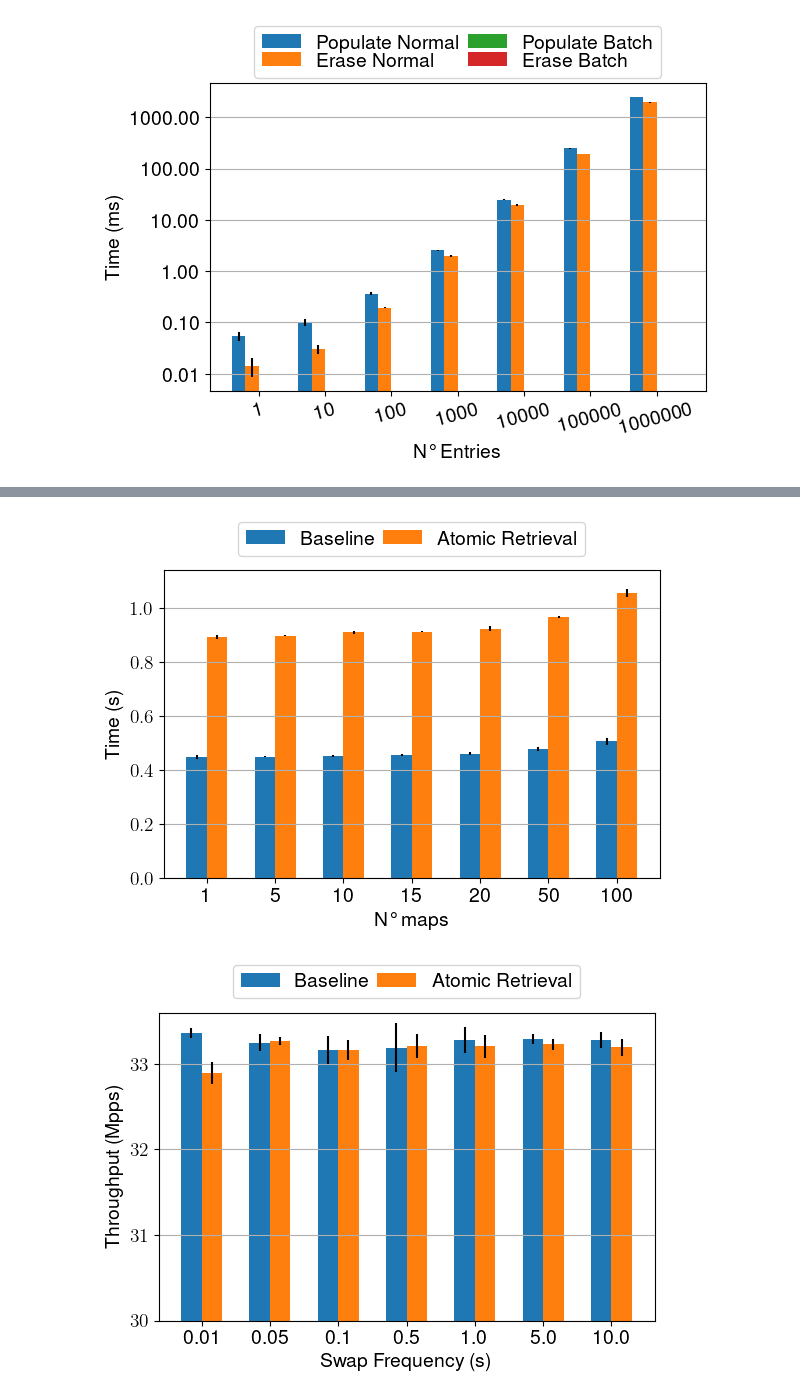
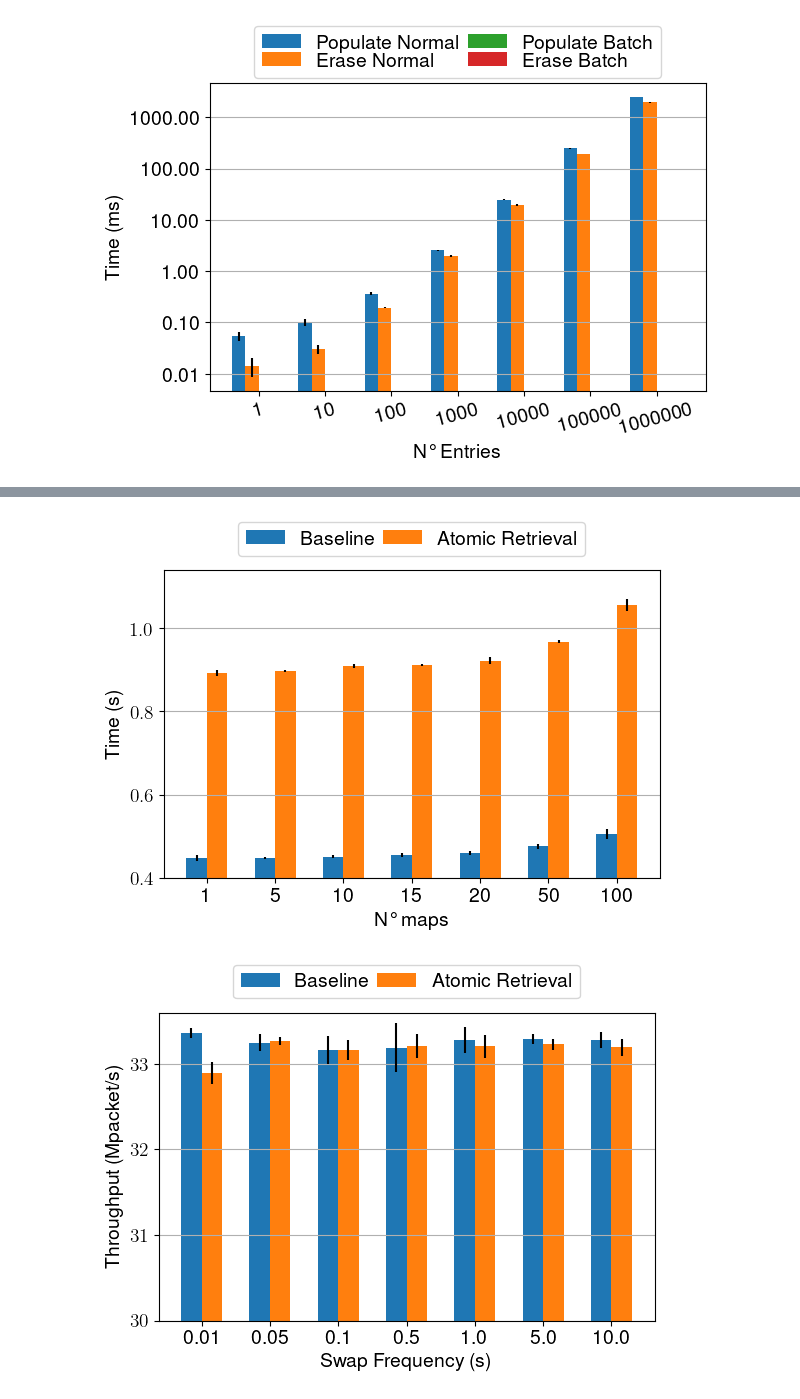
Before and after one commit to smagnani96/opportunistic_monitoring, a Jupyter notebook: plotter.ipynb, the cells around one changed output, grey strips where cells are left out. Drawn from its saved outputs; the diff is of its cells as text; code cells hidden in the pictures.

```diff
--- a/plotter.ipynb
+++ b/plotter.ipynb
@@ -186,34 +186,34 @@ def plot_swap_overhead():
         y_ci = [1.96 * np.std(k)/(len(k)**(1/2)) for k in y]
         y = [np.mean(k) for k in y]
         ax.bar([(k - 0.15) if i == 0 else (k + 0.15)
                for k in ticks], y, yerr=y_ci, width=0.3, label=name)
         ax.set_xticklabels(list(compilation[tt].keys()))
     ax.set_xticks(ticks)
-    ax.set_ylim(top=1.14)
+    ax.set_ylim(top=1.14, bottom=0.4)
     ax.grid(axis="y")
     ax.set_xlabel('N° maps')
     ax.set_ylabel('Time (s)')
     ax.legend(loc="center", bbox_to_anchor=(0.5, 1.1), ncols=3, labelspacing=0., columnspacing=.4)
     fig.savefig("chartswapcompilation.pdf", bbox_inches="tight")
 
     ticks = list(range(1, len(throughput[TestType.THROUGHPUT_NORMAL.value])+1))
     for i, (tt, name) in enumerate([(TestType.THROUGHPUT_NORMAL.value, "Baseline"),
                                     (TestType.THROUGHPUT_SWAP.value, "Atomic Retrieval")]):
         y = [np.array(v)/DURATION for v in throughput[tt].values()]
         y_ci = [1.96 * np.std(k)/(len(k)**(1/2)) for k in y]
         y = [np.mean(k) for k in y]
         ax1.bar([(k - 0.15) if i == 0 else (k + 0.15)
                 for k in ticks], y, yerr=y_ci, width=0.3, label=name)
         ax1.set_xticklabels(list(throughput[tt].keys()))
     ax1.set_xticks(ticks)
     ax1.set_ylim(bottom=30, top=33.6)
     ax1.grid(axis="y")
     ax1.set_xlabel('Swap Frequency (s)')
-    ax1.set_ylabel('Throughput (Mpps)')
+    ax1.set_ylabel('Throughput (Mpacket/s)')
     ax1.legend(loc="center", bbox_to_anchor=(0.5, 1.1), ncols=3, labelspacing=0., columnspacing=.4)
     fig1.savefig("chartswapthroughput.pdf", bbox_inches="tight")
 
 plot_swap_overhead()
 # %% [output]
-[figure, old version]
+[figure, new version]
-[figure, old version]
+[figure, new version]
```
Also changed, not shown: parts of 2 cells of this notebook, 1 other file.
